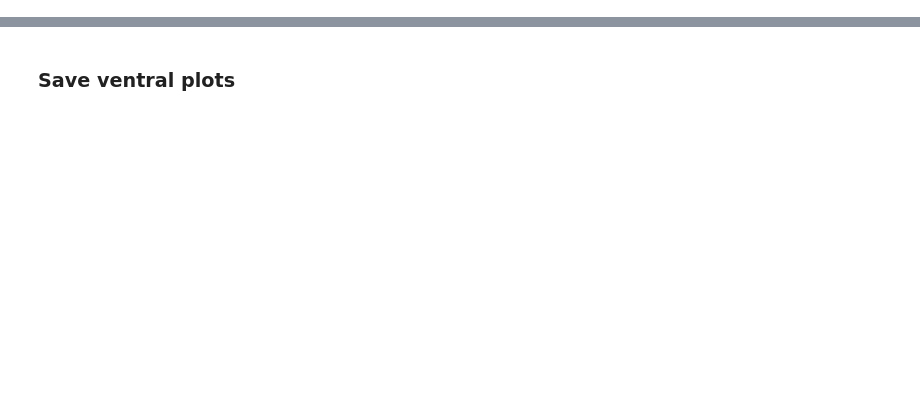
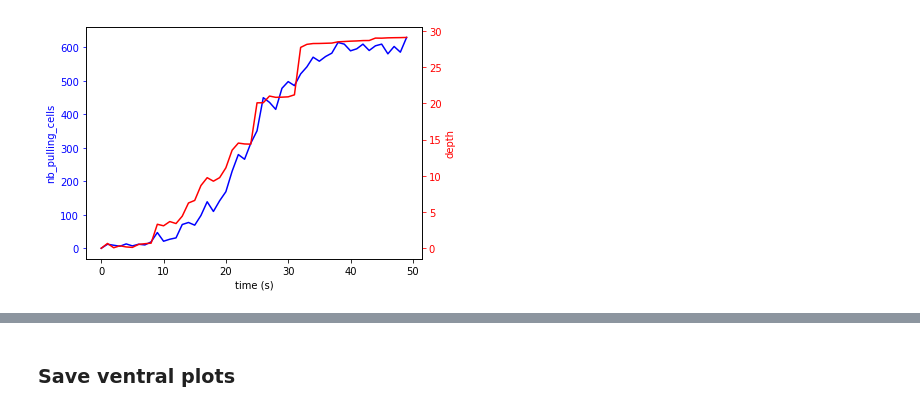
Before and after one commit to suzannelab/invagination, a Jupyter notebook: notebooks/EmbryoMesodermInvagination_AnalysePrincipale.ipynb, the cells around one changed output, grey strips where cells are left out. Cells and saved outputs as stored; diff of their text form; code cells hidden in the pictures; blank space fills up the shorter version.

```diff
--- a/notebooks/EmbryoMesodermInvagination_AnalysePrincipale.ipynb
+++ b/notebooks/EmbryoMesodermInvagination_AnalysePrincipale.ipynb
@@ -51,0 +140,35 @@ list_dir = os.listdir(dirname)
+# %%
+# nombre de cellule qui tirent au cours du temps :
+list_nb_pulling_cell = []
+
+sheet = open_sheet(os.path.join(dirname, list_dir[1]),0)
+depth_0 = define_depth(os.path.join(dirname, list_dir[1]), 0, ['z', 'x'])
+depth=[]
+for t in range(0,50):
+    sheet = open_sheet(os.path.join(dirname, list_dir[1]),t)
+    depth.append(depth_0 - define_depth(os.path.join(dirname, list_dir[1]),t, ['z', 'x']))
+    sheet.vert_df[sheet.vert_df.radial_tension>0]
+    res=(sheet.edge_df[(sheet.edge_df.srce.isin(sheet.vert_df[sheet.vert_df.radial_tension>0].index))
+                           &
+                           (sheet.edge_df.trgt.isin(sheet.vert_df[sheet.vert_df.radial_tension>0].index))])
+    for f in res.face.unique() :
+        if len(res[res.face==f]) == 1:
+            res= res.drop(res[res.face==f].index)
+    list_nb_pulling_cell.append(len(res.face.unique()))
+# %%
+fig, ax1 = plt.subplots()
+ax1.plot( list_nb_pulling_cell, 'b-')
+ax1.set_xlabel('time (s)')
+# Make the y-axis label, ticks and tick labels match the line color.
+ax1.set_ylabel('nb_pulling_cells', color='b')
+ax1.tick_params('y', colors='b')
+
+ax2 = ax1.twinx()
+ax2.plot(depth, 'r-')
+ax2.set_ylabel('depth', color='r')
+ax2.tick_params('y', colors='r')
+
+fig.tight_layout()
+plt.show()
+# %% [output]
+[figure, added]
```
Also changed, not shown: parts of 21 cells of this notebook, 10 other files.
